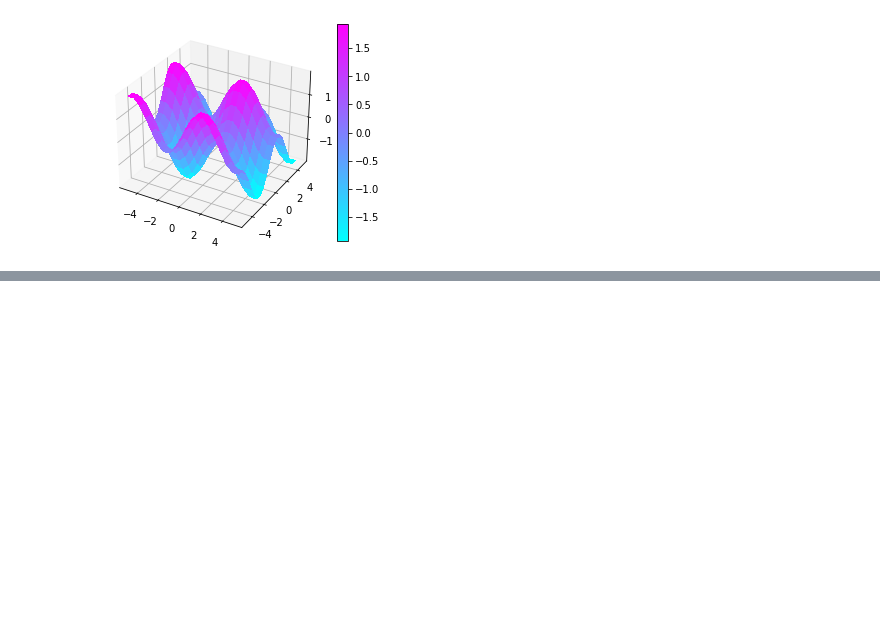
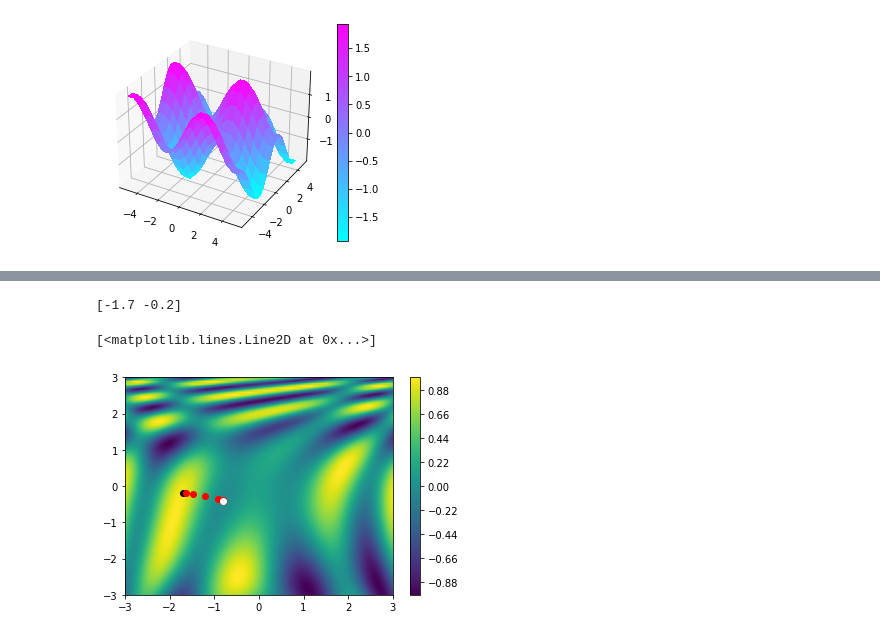
Before and after one commit to calderon9505/DataScience_Platzi, a Jupyter notebook: 05_Machine Learning/04_Gradiente.ipynb, the cells around one changed output, grey strips where cells are left out. Saved outputs shown, nothing was run; the diff lists cells and outputs as text; code cells hidden in the pictures; blank space fills up the shorter version.

```diff
--- a/05_Machine Learning/04_Gradiente.ipynb
+++ b/05_Machine Learning/04_Gradiente.ipynb
@@ -116,0 +129,43 @@ El punto mínimo se encuentra en:  [-1.57882028  4.67806367]
+# %%
+func = lambda th : np.sin(1/2*th[0]**2 - 1/4*th[1]**2 + 3) * np.cos(2*th[0] + 1 - np.e**th[1])
+
+res = 100
+lim = 3
+_X = np.linspace(-lim, lim, res)
+_Y = np.linspace(-lim, lim, res)
+_Z = np.zeros((res, res))
+
+for ix, x in enumerate(_X):
+    for iy, y in enumerate(_Y):
+        _Z[iy, ix] = func([x, y])
+
+plt.contourf(_X, _Y, _Z, 100)
+plt.colorbar()
+
+# theta = np.random.uniform(-2, 2, 2)
+theta = np.array([-1.7, -0.2])
+print(theta)
+
+plt.plot(theta[0], theta[1], "o", c="black")
+
+lr = 0.2
+h = 0.01
+
+grad = np.zeros(2)
+
+def gradiente(func, theta, h):
+    for i, th in enumerate(theta):
+        _theta = np.copy(theta)
+        _theta[i] = _theta[i] + h
+        grad[i] = (func(_theta) - func(theta))/h
+    return grad
+
+for _ in range(10):
+    theta = theta - lr * gradiente(func, theta, h)
+    plt.plot(theta[0], theta[1], "o", c="red")
+
+plt.plot(theta[0], theta[1], "o", c="white")
+# %% [output]
+[-1.7 -0.2]
+[<matplotlib.lines.Line2D at 0x...>]
+[figure, added]
```
Also changed, not shown: parts of 8 cells of this notebook, 1 other file.
